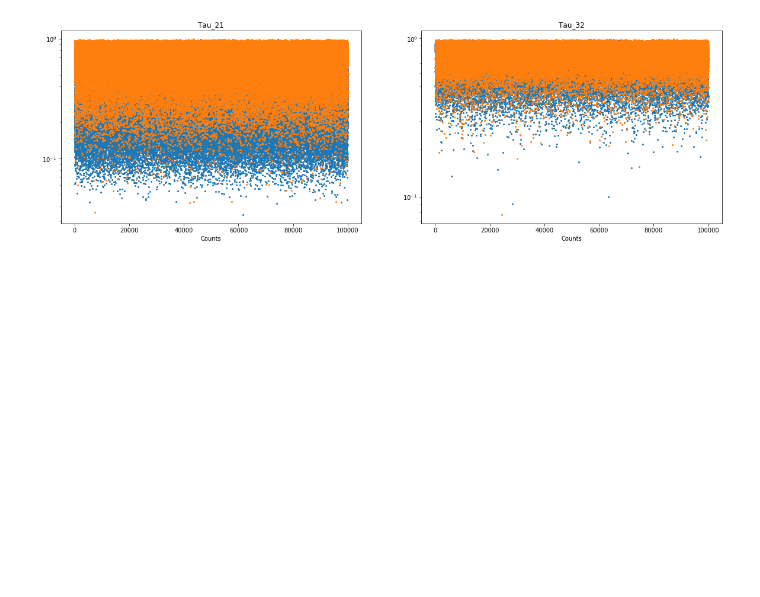
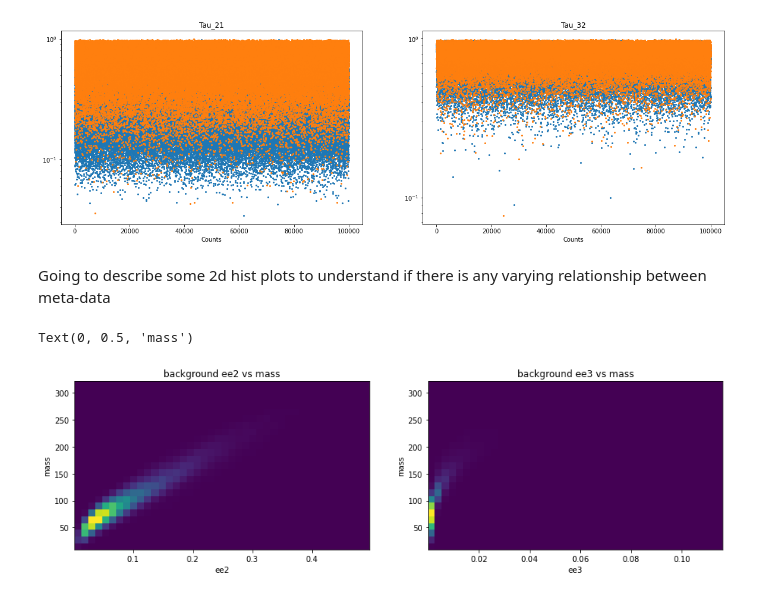
Before and after one commit to MikePhen12/Phys_434_portfolio, a Jupyter notebook: Lab_5.ipynb, the cells around one changed output. Cells and saved outputs as stored; diff of their text form; code cells hidden in the pictures; blank space fills up the shorter version.

```diff
--- a/Lab_5.ipynb
+++ b/Lab_5.ipynb
@@ -363,3 +353,20 @@ ax1.set_xlabel('Counts')
 ax1.set_yscale('log')
 # %% [output]
 [figure]
+# %% [markdown]
+Going to describe some 2d hist plots to understand if there is any varying relationship between meta-data
+# %%
+fig, (ax1, ax2) = plt.subplots(1, 2, figsize = (15, 4))
+
+ax1.hist2d(qcd_background_data['ee2'], qcd_background_data['mass'], bins = [42, 25])
+ax1.set_title("background ee2 vs mass")
+ax1.set_xlabel('ee2')
+ax1.set_ylabel('mass')
+
+ax2.hist2d(qcd_background_data['ee3'], qcd_background_data['mass'], bins = [42, 25])
+ax2.set_title("background ee3 vs mass")
+ax2.set_xlabel('ee3')
+ax2.set_ylabel('mass')
+# %% [output]
+Text(0, 0.5, 'mass')
+[figure, added]
```
Also changed, not shown: parts of 10 cells of this notebook.
